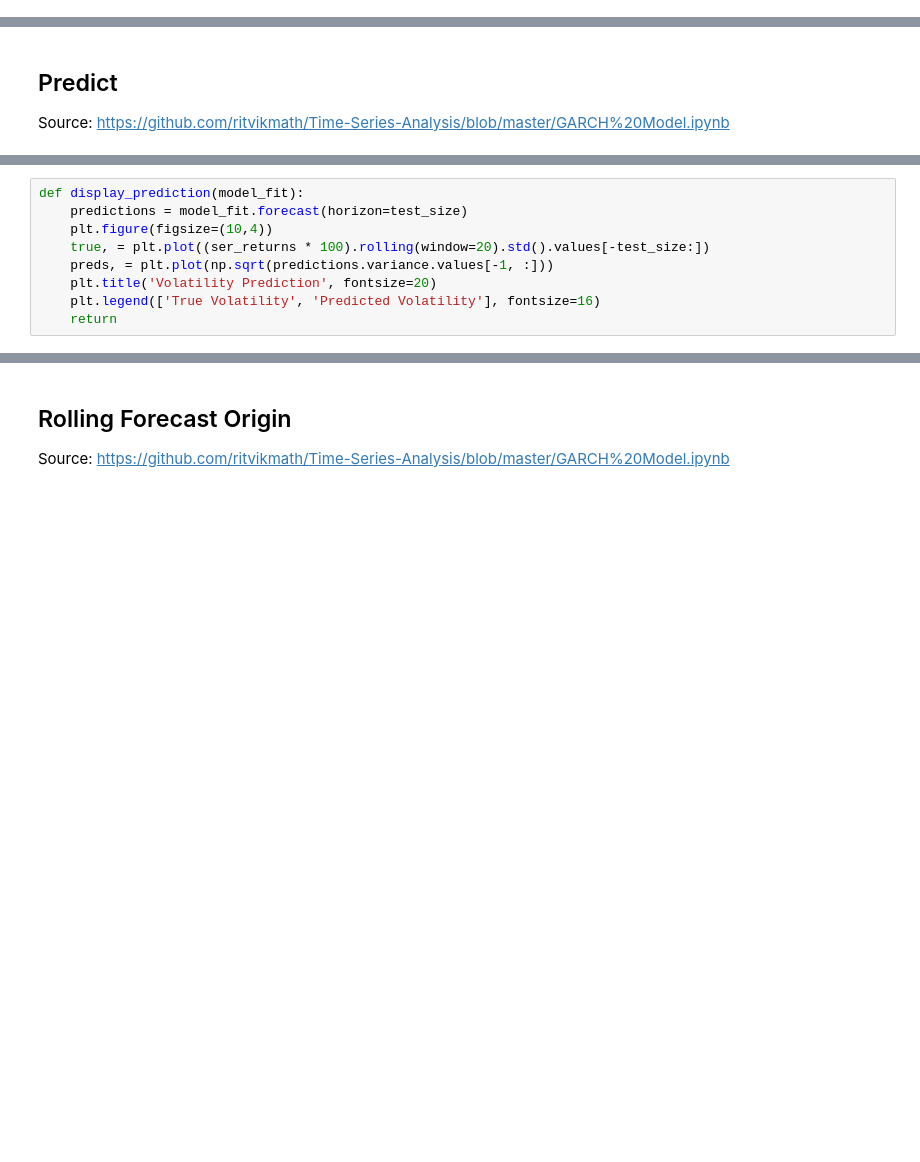
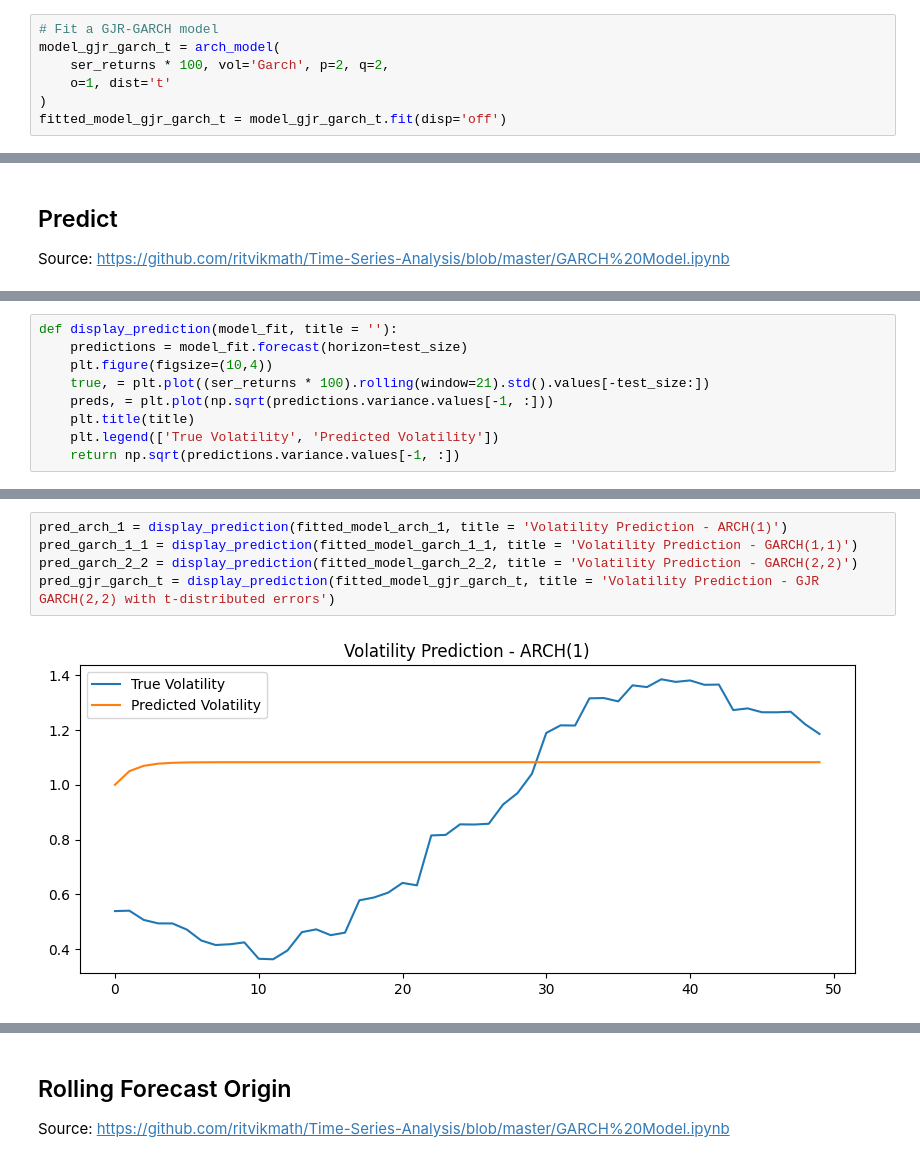
Before and after one commit to phat-ap/experiments, a Jupyter notebook: 240920_volatility_modeling_scratch.ipynb, the cells around one changed output, grey strips where cells are left out. Cells and saved outputs as stored; diff of their text form; blank space fills up the shorter version.

```diff
--- a/volatility_modeling_scratch.ipynb
+++ b/240920_volatility_modeling_scratch.ipynb
@@ -148,0 +184,7 @@ ARCHModelResult, id: 0x231284159a0
+# %%
+# Fit a GJR-GARCH model
+model_gjr_garch_t = arch_model(
+    ser_returns * 100, vol='Garch', p=2, q=2,
+    o=1, dist='t'
+)
+fitted_model_gjr_garch_t = model_gjr_garch_t.fit(disp='off')
@@ -154,9 +214,9 @@ test_size = 50
 # %%
-def display_prediction(model_fit):
+def display_prediction(model_fit, title = ''):
     predictions = model_fit.forecast(horizon=test_size)
     plt.figure(figsize=(10,4))
-    true, = plt.plot((ser_returns * 100).rolling(window=20).std().values[-test_size:])
+    true, = plt.plot((ser_returns * 100).rolling(window=21).std().values[-test_size:])
     preds, = plt.plot(np.sqrt(predictions.variance.values[-1, :]))
-    plt.title('Volatility Prediction', fontsize=20)
-    plt.legend(['True Volatility', 'Predicted Volatility'], fontsize=16)
-    return
+    plt.title(title)
+    plt.legend(['True Volatility', 'Predicted Volatility'])
+    return np.sqrt(predictions.variance.values[-1, :])
@@ -170,0 +223,7 @@ display_prediction(fitted_model_garch_2_2)
+# %%
+pred_arch_1 = display_prediction(fitted_model_arch_1, title = 'Volatility Prediction - ARCH(1)')
+pred_garch_1_1 = display_prediction(fitted_model_garch_1_1, title = 'Volatility Prediction - GARCH(1,1)')
+pred_garch_2_2 = display_prediction(fitted_model_garch_2_2, title = 'Volatility Prediction - GARCH(2,2)')
+pred_gjr_garch_t = display_prediction(fitted_model_gjr_garch_t, title = 'Volatility Prediction - GJR GARCH(2,2) with t-distributed errors')
+# %% [output]
+[figure, added]
```
Also changed, not shown: parts of 22 cells of this notebook, 1 other file.
